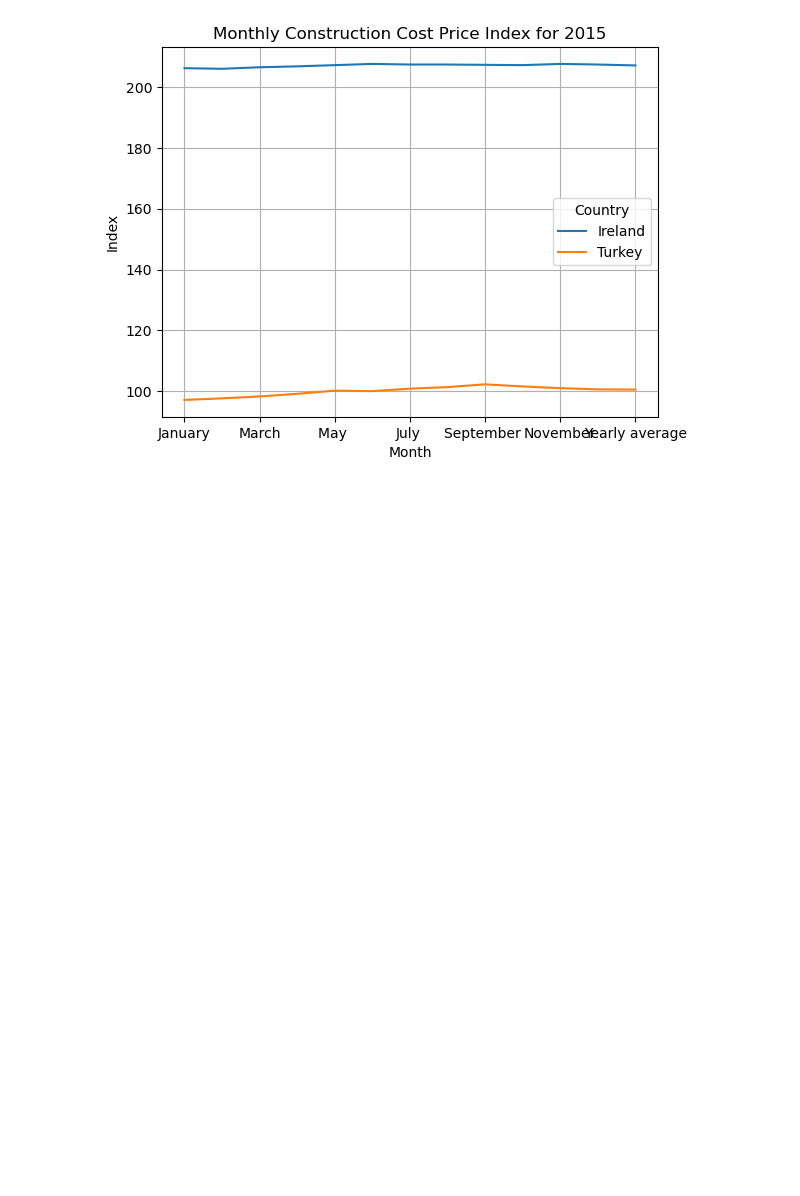
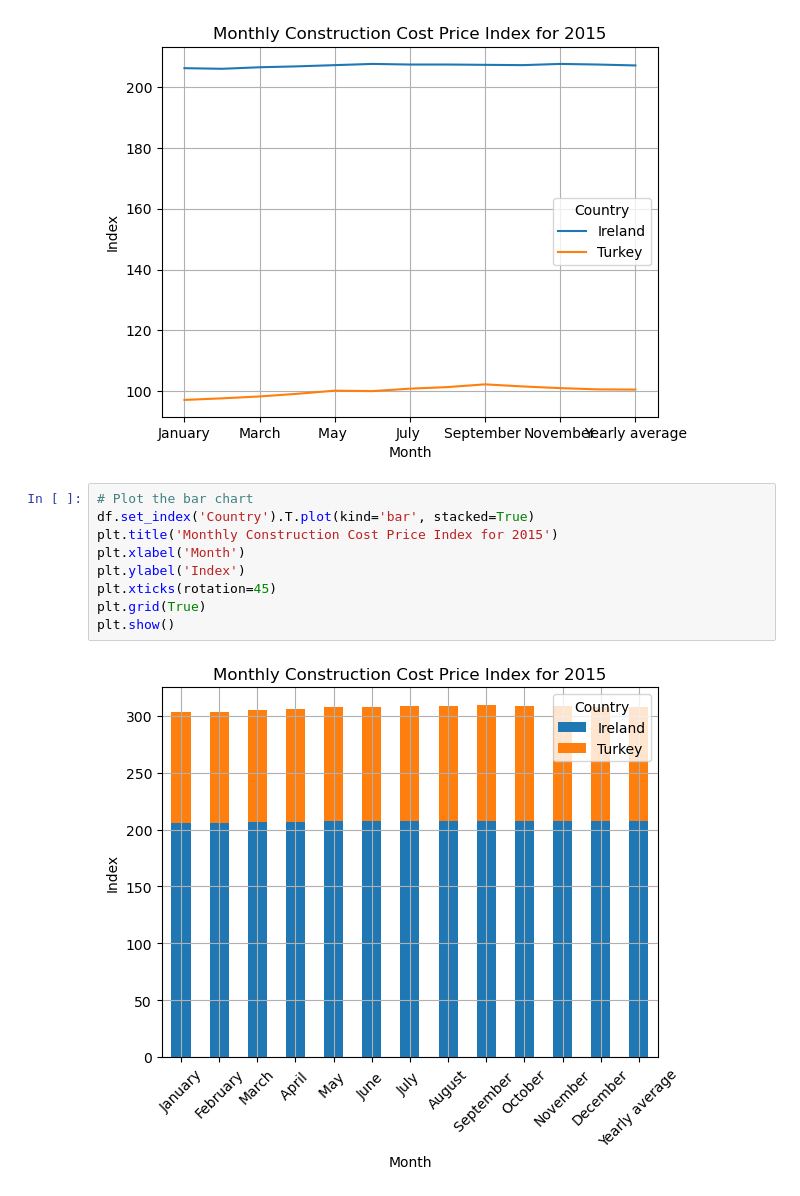
Before and after one commit to ylcnenes/Data, a Jupyter notebook: ca2.ipynb, the cells around one changed output. Saved outputs shown, nothing was run; the diff lists cells and outputs as text; blank space fills up the shorter version.

Commit message:
Bar Chart

```diff
--- a/ca2.ipynb
+++ b/ca2.ipynb
@@ -163,3 +163,14 @@ plt.grid(True)
 plt.show()
 # %% [output]
 [figure]
+# %%
+# Plot the bar chart
+df.set_index('Country').T.plot(kind='bar', stacked=True)
+plt.title('Monthly Construction Cost Price Index for 2015')
+plt.xlabel('Month')
+plt.ylabel('Index')
+plt.xticks(rotation=45)
+plt.grid(True)
+plt.show()
+# %% [output]
+[figure, added]
```
